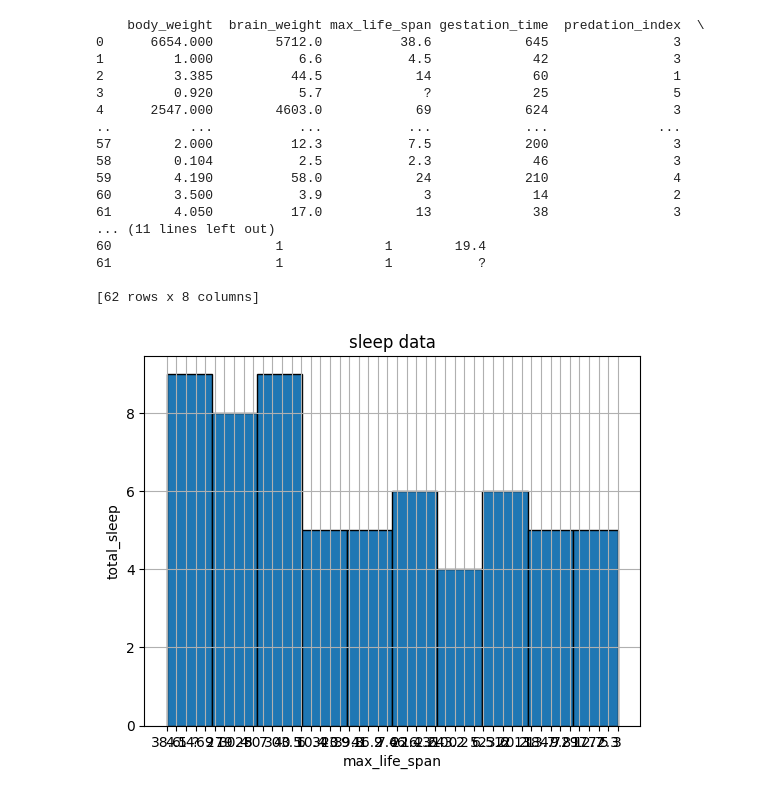
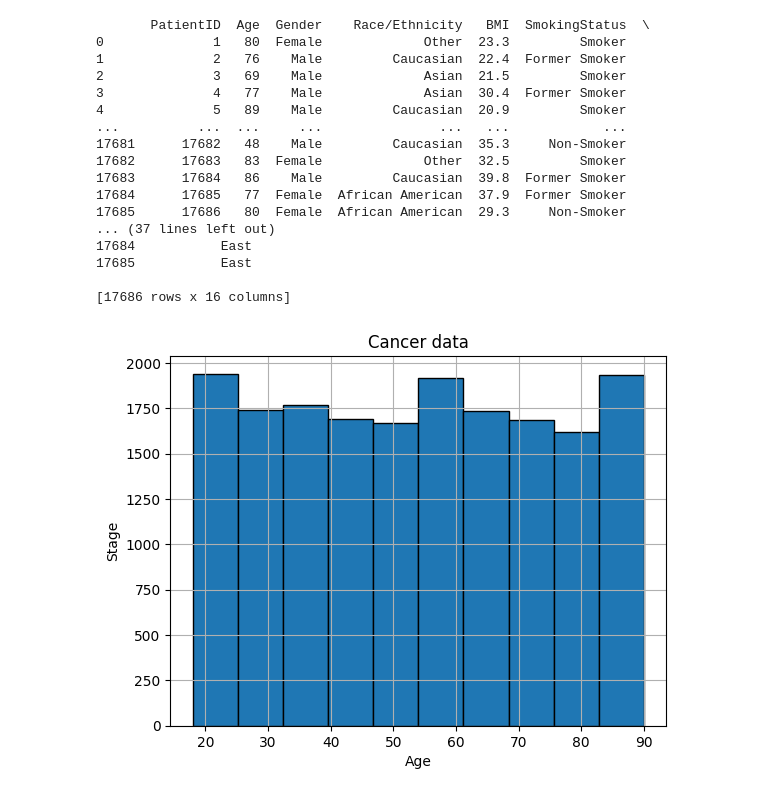
Before and after one commit to 43pratik/ML_lab, a Jupyter notebook: Prac_1.ipynb, the cells around one changed output. Drawn from its saved outputs; the diff is of its cells as text; code cells hidden in the pictures.

```diff
--- a/Prac_1.ipynb
+++ b/Prac_1.ipynb
@@ -7,32 +7,33 @@ import matplotlib.pyplot as plt
 import seaborn as sns
 import tensorflow as tf
 
-df = pd.read_csv('/content/dataset_2191_sleep.csv')
+df = pd.read_csv('/content/cancer issue.csv')
 print(df)
-
-df['max_life_span'].hist(bins=10, edgecolor='black')
-plt.title('sleep data')
-plt.xlabel('max_life_span')
-plt.ylabel('total_sleep')
-plt.show()
 # %% [output]
-    body_weight  brain_weight max_life_span gestation_time  predation_index  \
-0      6654.000        5712.0          38.6            645                3
-1         1.000           6.6           4.5             42                3
-2         3.385          44.5            14             60                1
-3         0.920           5.7             ?             25                5
-4      2547.000        4603.0            69            624                3
-..          ...           ...           ...            ...              ...
-57        2.000          12.3           7.5            200                3
-58        0.104           2.5           2.3             46                3
-59        4.190          58.0            24            210                4
-60        3.500           3.9             3             14                2
-61        4.050          17.0            13             38                3
-... (11 lines left out)
-60                     1             1        19.4
-61                     1             1           ?
+       PatientID  Age  Gender    Race/Ethnicity   BMI  SmokingStatus  \
+0              1   80  Female             Other  23.3         Smoker
+1              2   76    Male         Caucasian  22.4  Former Smoker
+2              3   69    Male             Asian  21.5         Smoker
+3              4   77    Male             Asian  30.4  Former Smoker
+4              5   89    Male         Caucasian  20.9         Smoker
+...          ...  ...     ...               ...   ...            ...
+17681      17682   48    Male         Caucasian  35.3     Non-Smoker
+17682      17683   83  Female             Other  32.5         Smoker
+17683      17684   86    Male         Caucasian  39.8  Former Smoker
+17684      17685   77  Female  African American  37.9  Former Smoker
+17685      17686   80  Female  African American  29.3     Non-Smoker
+... (37 lines left out)
+17684           East
+17685           East
 
-[62 rows x 8 columns]
+[17686 rows x 16 columns]
-[figure, removed]
+# %%
+df['Age'].hist(bins=10, edgecolor='black')
+plt.title('Cancer data')
+plt.xlabel('Age')
+plt.ylabel('Stage')
+plt.show()
+# %% [output]
+[figure, added]
 # %%
 
```
Also changed, not shown: parts of 1 cell of this notebook.
